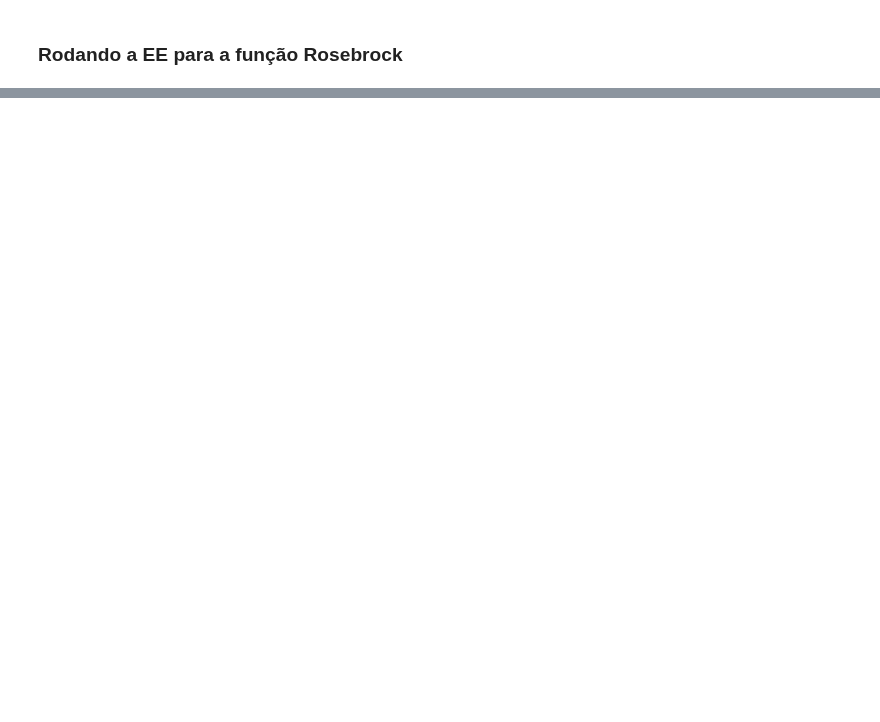
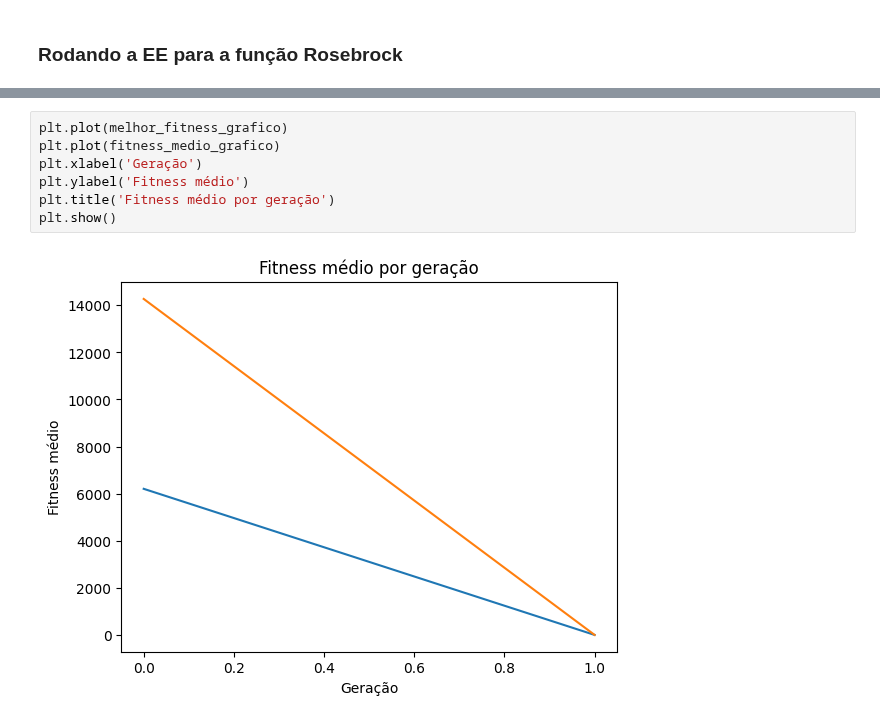
Before and after one commit to belamarib/EE_otimizacao_funcao, a Jupyter notebook: otimizacao_funcao.ipynb, the cells around one changed output, grey strips where cells are left out. Drawn from its saved outputs; the diff is of its cells as text; blank space fills up the shorter version.

```diff
--- a/otimizacao_funcao.ipynb
+++ b/otimizacao_funcao.ipynb
@@ -202 +303,10 @@ Melhor Solução: [[-1.17608688  0.21177863  0.78749744 -0.36072437 -0.45757056
 Melhor Fitness: 0.0
+# %%
+plt.plot(melhor_fitness_grafico)
+plt.plot(fitness_medio_grafico)
+plt.xlabel('Geração')
+plt.ylabel('Fitness médio')
+plt.title('Fitness médio por geração')
+plt.show()
+# %% [output]
+[figure, added]
```
Also changed, not shown: parts of 23 cells of this notebook.
